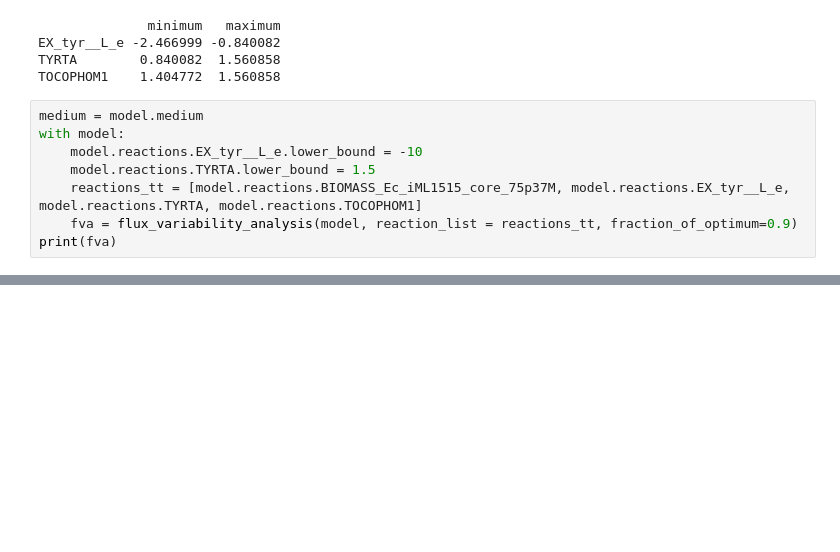
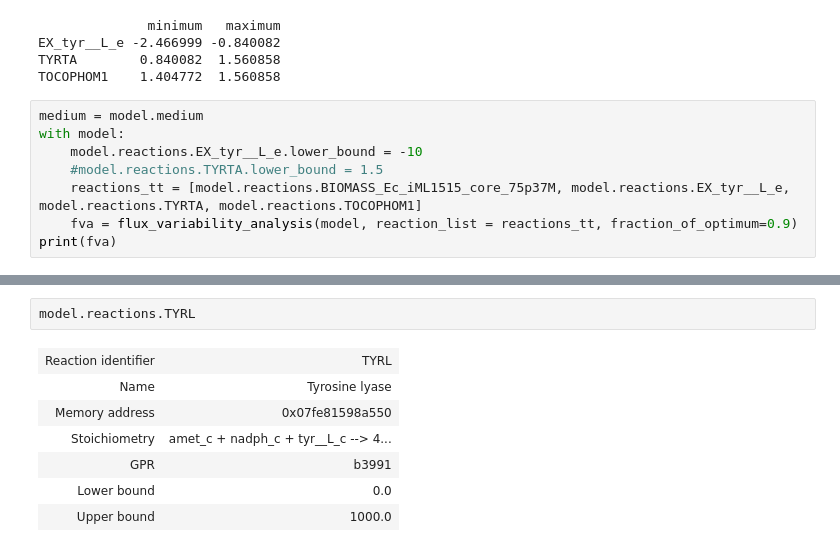
Before and after one commit to 27410/27410-group-assigment-group_2, a Jupyter notebook: 5_Exploring_fluxes.ipynb, the cells around one changed output, grey strips where cells are left out. Cells and saved outputs as stored; diff of their text form; blank space fills up the shorter version.

```diff
--- a/5_Exploring_fluxes.ipynb
+++ b/5_Exploring_fluxes.ipynb
@@ -156,7 +164,7 @@ TOCOPHOM1    1.404772  1.560858
 medium = model.medium
 with model:
     model.reactions.EX_tyr__L_e.lower_bound = -10
-    model.reactions.TYRTA.lower_bound = 1.5
+    #model.reactions.TYRTA.lower_bound = 1.5
     reactions_tt = [model.reactions.BIOMASS_Ec_iML1515_core_75p37M, model.reactions.EX_tyr__L_e, model.reactions.TYRTA, model.reactions.TOCOPHOM1]
     fva = flux_variability_analysis(model, reaction_list = reactions_tt, fraction_of_optimum=0.9)
 print(fva)
@@ -202,0 +219,10 @@ By simulating tyrosine uptake from the medium, the flux to alpha-tocopherol can
+# %%
+model.reactions.TYRL
+# %% [output]
+| Reaction identifier | TYRL |
+| Name | Tyrosine lyase |
+| Memory address | 0x07fe81598a550 |
+| Stoichiometry | amet_c + nadph_c + tyr__L_c --> 4... |
+| GPR | b3991 |
+| Lower bound | 0.0 |
+| Upper bound | 1000.0 |
```
Also changed, not shown: parts of 16 cells of this notebook.
